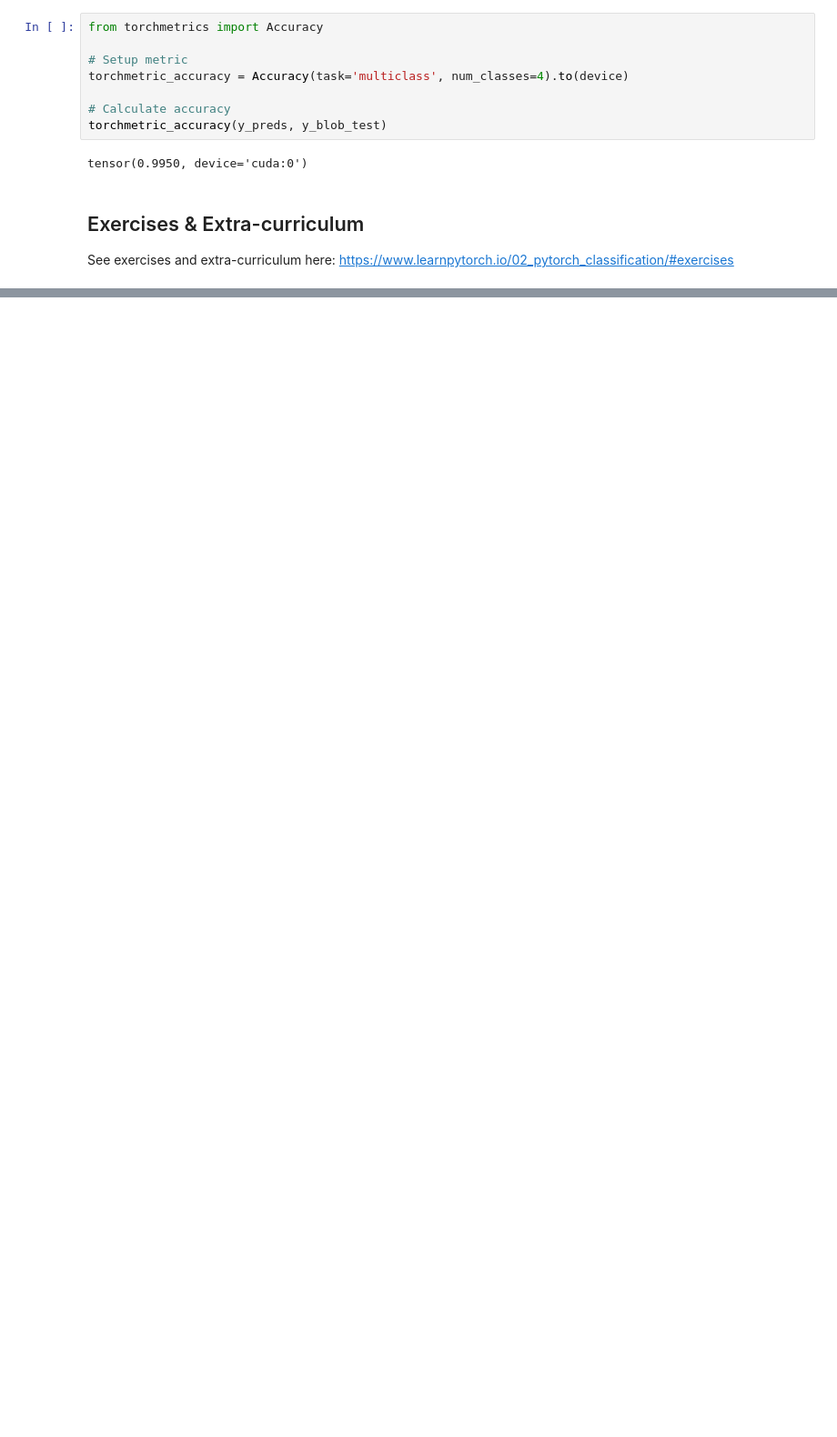
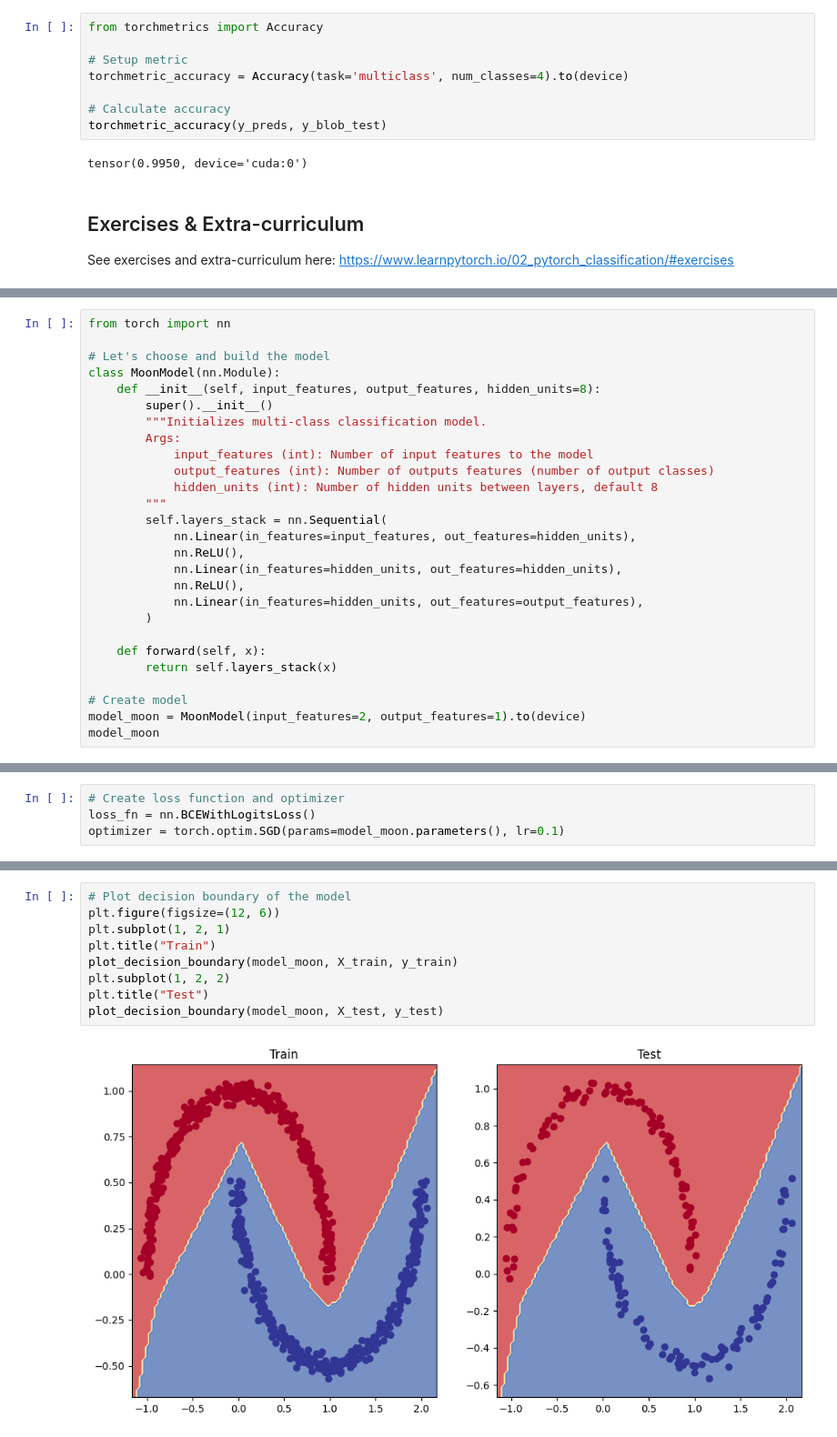
Before and after one commit to FusRaDa/PyTorch-Guide, a Jupyter notebook: 02.ipynb, the cells around one changed output, grey strips where cells are left out. Shown at 91% size. Drawn from its saved outputs; the diff is of its cells as text; blank space fills up the shorter version.

```diff
--- a/02.ipynb
+++ b/02.ipynb
@@ -1261,0 +1305,27 @@ See exercises and extra-curriculum here: https://www.learnpytorch.io/02_pytorch_
+# %%
+from torch import nn
+
+# Let's choose and build the model
+class MoonModel(nn.Module):
+    def __init__(self, input_features, output_features, hidden_units=8):
+        super().__init__()
+        """Initializes multi-class classification model.
+        Args:
+            input_features (int): Number of input features to the model
+            output_features (int): Number of outputs features (number of output classes)
+            hidden_units (int): Number of hidden units between layers, default 8
+        """
+        self.layers_stack = nn.Sequential(
+            nn.Linear(in_features=input_features, out_features=hidden_units),
+            nn.ReLU(),
+            nn.Linear(in_features=hidden_units, out_features=hidden_units),
+            nn.ReLU(),
+            nn.Linear(in_features=hidden_units, out_features=output_features),
+        )
+
+    def forward(self, x):
+        return self.layers_stack(x)
+
+# Create model
+model_moon = MoonModel(input_features=2, output_features=1).to(device)
+model_moon
@@ -1261,0 +1342,4 @@ See exercises and extra-curriculum here: https://www.learnpytorch.io/02_pytorch_
+# %%
+# Create loss function and optimizer
+loss_fn = nn.BCEWithLogitsLoss()
+optimizer = torch.optim.SGD(params=model_moon.parameters(), lr=0.1)
@@ -1261,0 +1449,11 @@ See exercises and extra-curriculum here: https://www.learnpytorch.io/02_pytorch_
+# %%
+# Plot decision boundary of the model
+plt.figure(figsize=(12, 6))
+plt.subplot(1, 2, 1)
+plt.title("Train")
+plot_decision_boundary(model_moon, X_train, y_train)
+plt.subplot(1, 2, 2)
+plt.title("Test")
+plot_decision_boundary(model_moon, X_test, y_test)
+# %% [output]
+[figure, added]
```
Also changed, not shown: parts of 19 cells of this notebook.
